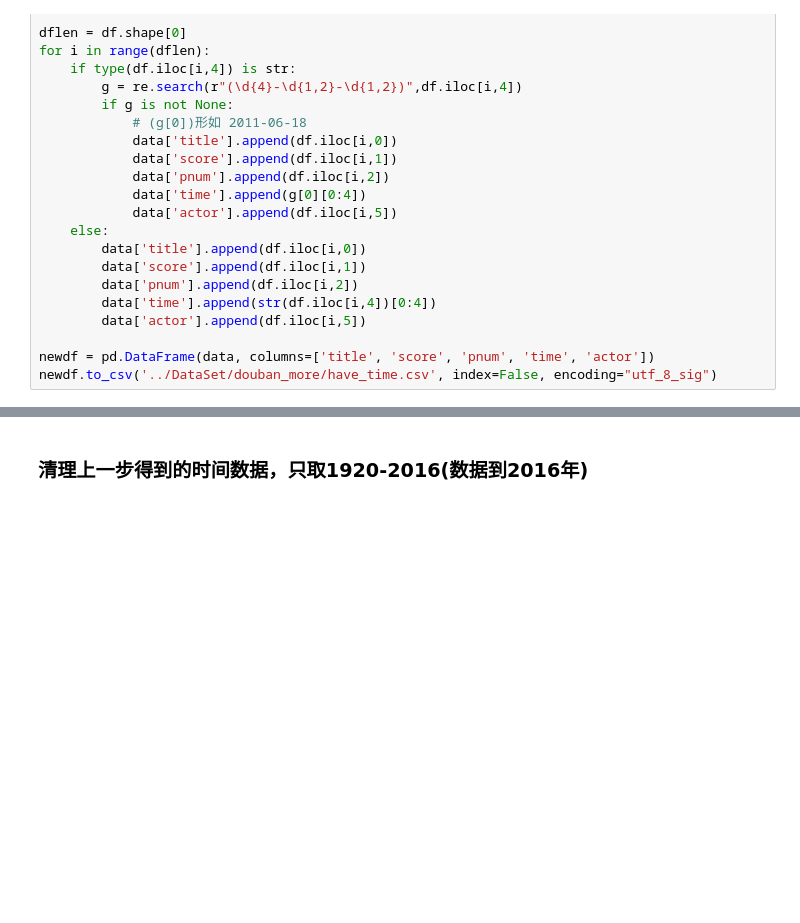
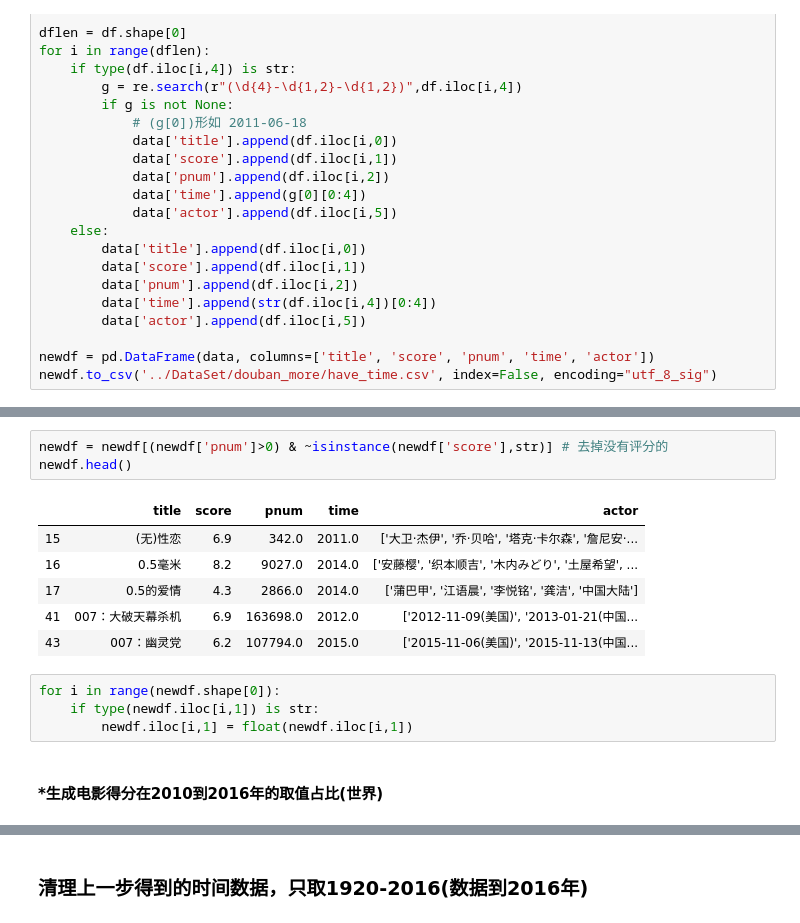
Before and after one commit to LauZyHou/VisualAnalytics_Back, a Jupyter notebook: Jupyter/douban_more.ipynb, the cells around one changed output, grey strips where cells are left out. Saved outputs shown, nothing was run; the diff lists cells and outputs as text; blank space fills up the shorter version.

```diff
--- a/Jupyter/douban_more.ipynb
+++ b/Jupyter/douban_more.ipynb
@@ -57,0 +76,16 @@ newdf.to_csv('../DataSet/douban_more/have_time.csv', index=False, encoding="utf_
+# %%
+newdf = newdf[(newdf['pnum']>0) & ~isinstance(newdf['score'],str)] # 去掉没有评分的
+newdf.head()
+# %% [output]
+|  | title | score | pnum | time | actor |
+| 15 | (无)性恋 | 6.9 | 342.0 | 2011.0 | ['大卫·杰伊', '乔·贝哈', '塔克·卡尔森', '詹尼安·... |
+| 16 | 0.5毫米 | 8.2 | 9027.0 | 2014.0 | ['安藤樱', '织本顺吉', '木内みどり', '土屋希望', ... |
+| 17 | 0.5的爱情 | 4.3 | 2866.0 | 2014.0 | ['蒲巴甲', '江语晨', '李悦铭', '龚洁', '中国大陆'] |
+| 41 | 007：大破天幕杀机 | 6.9 | 163698.0 | 2012.0 | ['2012-11-09(美国)', '2013-01-21(中国... |
+| 43 | 007：幽灵党 | 6.2 | 107794.0 | 2015.0 | ['2015-11-06(美国)', '2015-11-13(中国... |
+# %%
+for i in range(newdf.shape[0]):
+    if type(newdf.iloc[i,1]) is str:
+        newdf.iloc[i,1] = float(newdf.iloc[i,1])
+# %% [markdown]
+#### *生成电影得分在2010到2016年的取值占比(世界)
```
Also changed, not shown: parts of 10 cells of this notebook, 2 other files.
